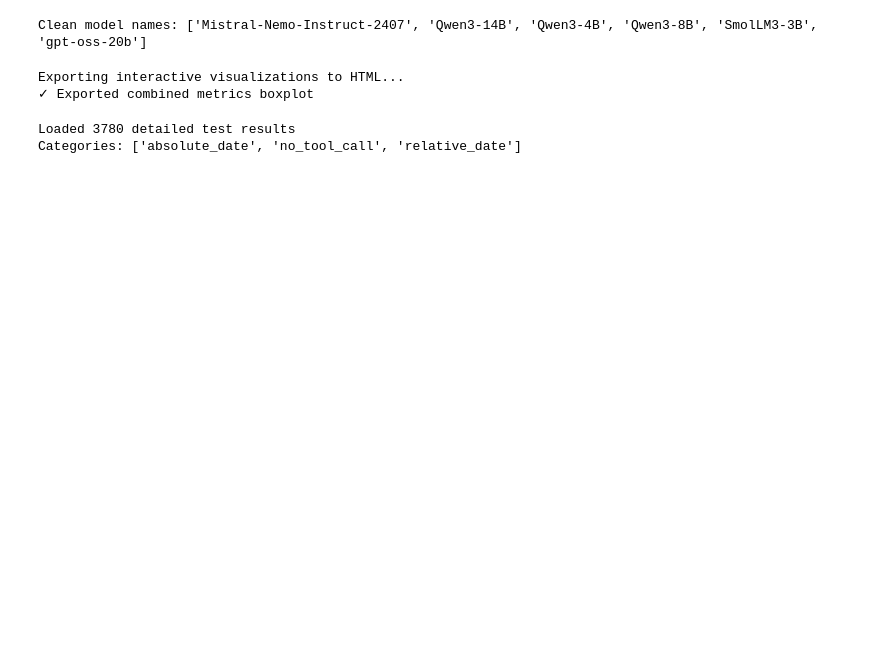
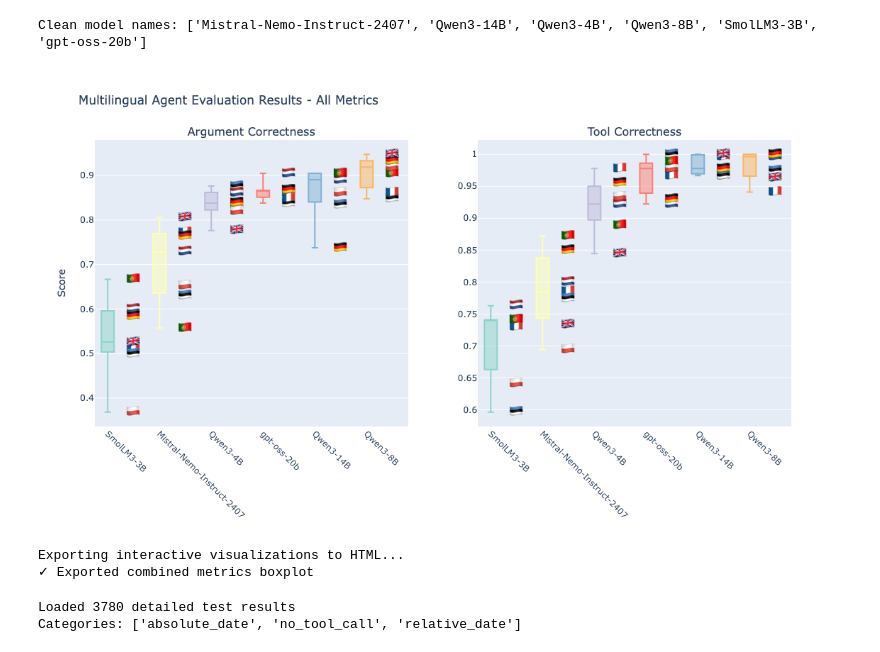
Before and after one commit to Nodehaus/evaluation, a Jupyter notebook: multilingual_agent/visualization.ipynb, the cells around one changed output. Saved outputs shown, nothing was run; the diff lists cells and outputs as text; code cells hidden in the pictures; blank space fills up the shorter version.

Commit message:
update visualization

```diff
--- a/multilingual_agent/visualization.ipynb
+++ b/multilingual_agent/visualization.ipynb
@@ -78,7 +94,7 @@ fig = make_subplots(
 )
 
 colors = px.colors.qualitative.Set3
-
+model_positions = {model: idx for idx, model in enumerate(model_order)}
 for i, metric in enumerate(metrics):
     # Filter data for this metric
     metric_data = df[df['metric'] == metric]
@@ -92,45 +108,83 @@ for i, metric in enumerate(metrics):
         model_data = metric_data[metric_data['model_clean'] == model]
         model_scores = model_data['score']
         model_languages = model_data['language']
+        country_codes = model_data["country_code"]
 
         # Create custom hover text with language information
         hover_text = [f"Model: {model}<br>Language: {lang}<br>Score: {score}"
                       for lang, score in zip(model_languages, model_scores)]
 
+
         fig.add_trace(
             go.Box(
                 y=model_scores,
                 name=model,
-                boxpoints='all',
-                jitter=0.3,
-                pointpos=-1.8,
+                boxpoints=False,  # no dots
                 marker=dict(color=colors[j % len(colors)]),
                 showlegend=False,
-                text=hover_text,
-                hovertemplate='%{text}<extra></extra>'
             ),
             row=1, col=i+1
         )
+
+
+        x_flags = [model_positions[model] + 0.9] * len(model_scores)
+        fig.add_trace(
+            go.Scatter(
+                x=x_flags,
+                y=model_scores,
+                mode="text",
+                text=[country_to_flag(c) for c in country_codes],
+                textfont=dict(size=18),
+                hovertext=hover_text,
+                hovertemplate="%{hovertext}<extra></extra>",
+                showlegend=False,
+                name="",
+            ),
+            row=1, col=i+1
+        )
+
 
     # Update x-axis for this subplot
     fig.update_xaxes(
         tickangle=45,
         row=1, col=i+1
     )
 
     # Update y-axis for this subplot
     fig.update_yaxes(
         title_text="Score" if i == 0 else "",
         row=1, col=i+1
     )
 
+    # hack to remove flag scores from x-label
+    # turn model_positions into: {'Mistral-Nemo-Instruct-2407': 0, '': 1, 'SmolLM3-3B': 2, '': 3, 'Qwen3-4B': 4,...
+    new_x_positions = {}
+    pos = 0
+    for model in model_positions.keys():
+        new_x_positions[model] = pos
+        pos += 1
+        new_x_positions[""] = pos  # add empty label
+        pos += 1
+
+    fig.update_xaxes(
+        tickmode='array',
+        tickvals=list(new_x_positions.values()),
+        ticktext=list(new_x_positions.keys()),  # keep model names
+        tickangle=45,
+        row=1, col=i+1
+    )
+
+
 fig.update_layout(
     title="Multilingual Agent Evaluation Results - All Metrics",
-    height=600,
+    height=650,
     showlegend=False
 )
 
+
 fig.show()
+# %% [output]
+[figure, added]
 # %%
 # Export interactive visualizations as HTML files
 import os
```
Also changed, not shown: parts of 14 cells of this notebook, 8 other files.
